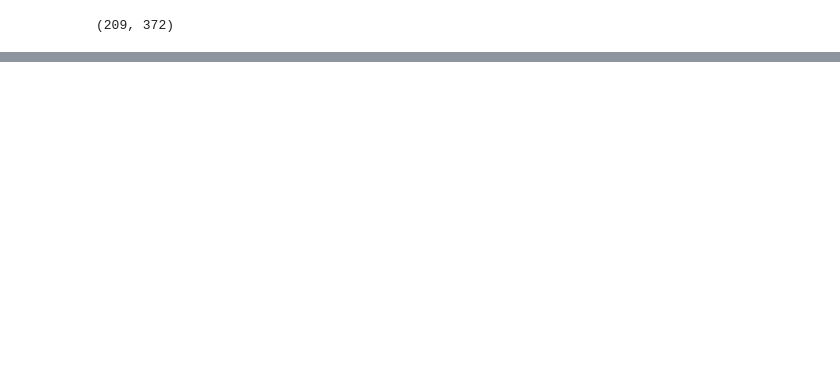
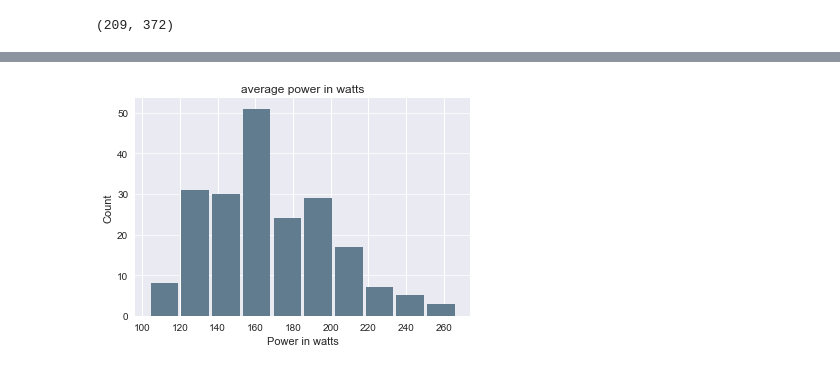
Before and after one commit to fracomp/datascience, a Jupyter notebook: Portfolio 1.ipynb, the cells around one changed output, grey strips where cells are left out. Cells and saved outputs as stored; diff of their text form; code cells hidden in the pictures; blank space fills up the shorter version.

```diff
--- a/Portfolio 1.ipynb
+++ b/Portfolio 1.ipynb
@@ -144,0 +186,10 @@ cd.shape
+# %%
+#average_watts
+#cd['average_watts'].head()
+cd['average_watts'].plot.hist(color='#607c8e',rwidth=0.9)
+plt.title('average power in watts')
+plt.xlabel('Power in watts')
+plt.ylabel('Count')
+plt.grid(axis='y', alpha=0.75)
+# %% [output]
+[figure, added]
```
Also changed, not shown: parts of 13 cells of this notebook.
